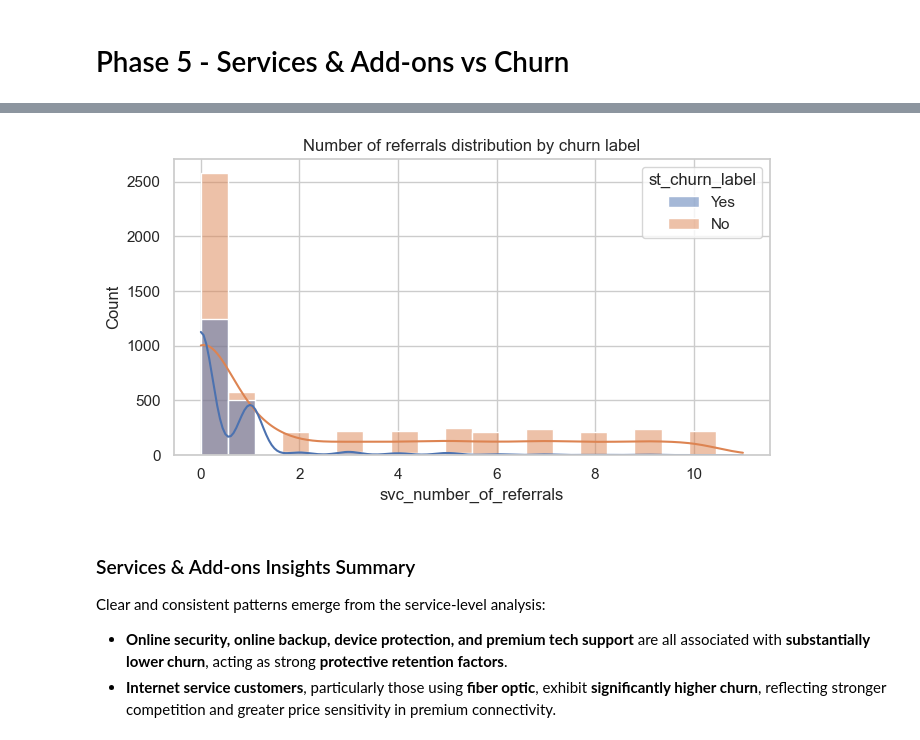
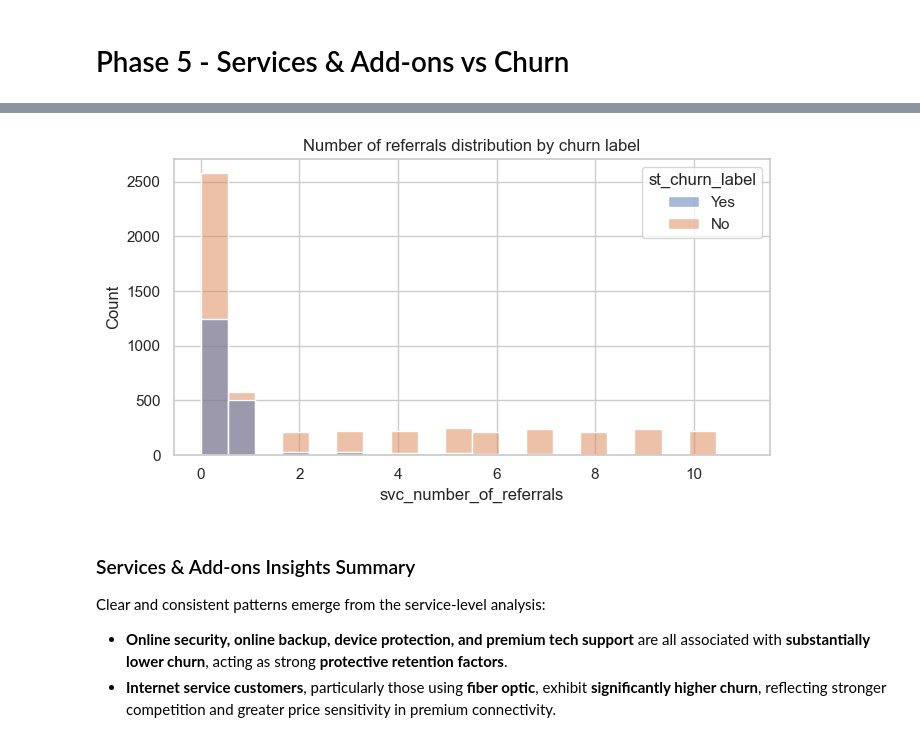
Before and after one commit to sergiopatinha/EnterpriseDataScienceBootcamp_workgroup, a Jupyter notebook: notebooks/02_EDA.ipynb, the cells around one changed output, grey strips where cells are left out. Cells and saved outputs as stored; diff of their text form; code cells hidden in the pictures.

```diff
--- a/notebooks/02_EDA.ipynb
+++ b/notebooks/02_EDA.ipynb
@@ -414,12 +427,12 @@ churn_rate_by_category(df, "svc_referred_a_friend", TARGET)
 # %%
 # Number of referals vs Churn
 plt.figure(figsize=(7, 4))
-sns.histplot(data=df, x="svc_number_of_referrals", hue=TARGET, bins=20, kde=True)
+sns.histplot(data=df, x="svc_number_of_referrals", hue=TARGET, bins=20, kde=False)
 plt.title("Number of referrals distribution by churn label")
 plt.tight_layout()
 plt.show()
 # %% [output]
-[figure, old version]
+[figure, new version]
 # %% [markdown]
 ### Services & Add-ons Insights Summary
 
```
Also changed, not shown: parts of 26 cells of this notebook, 10 other files.
